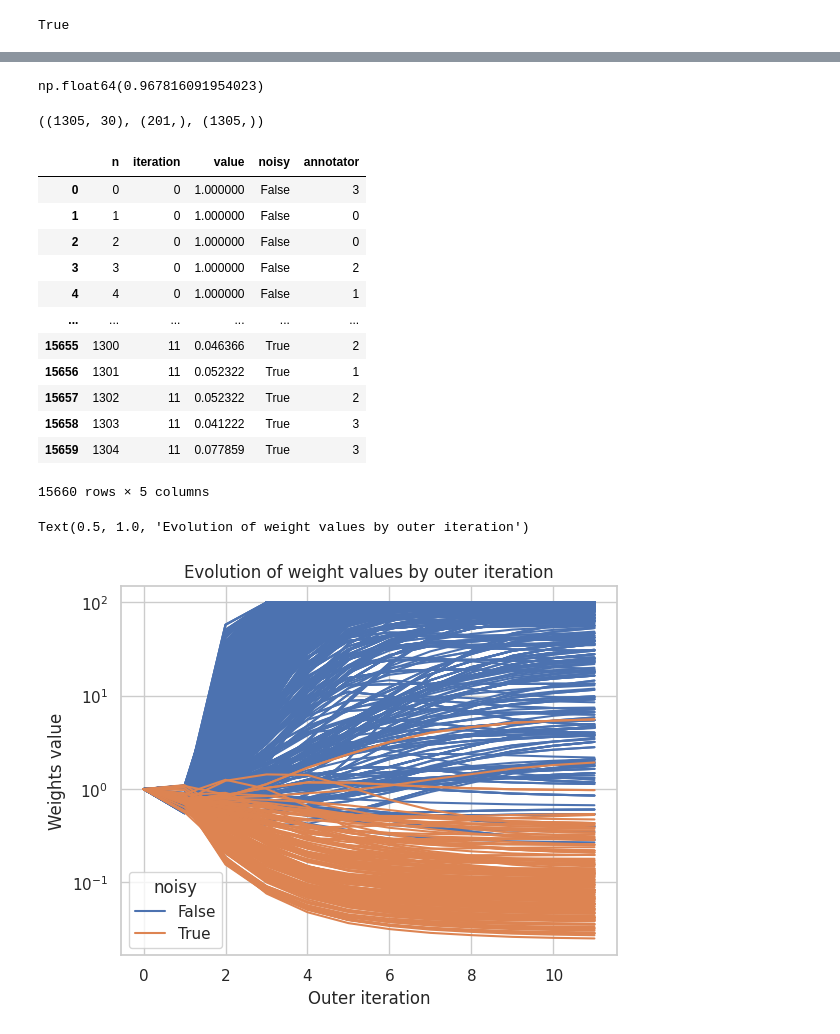
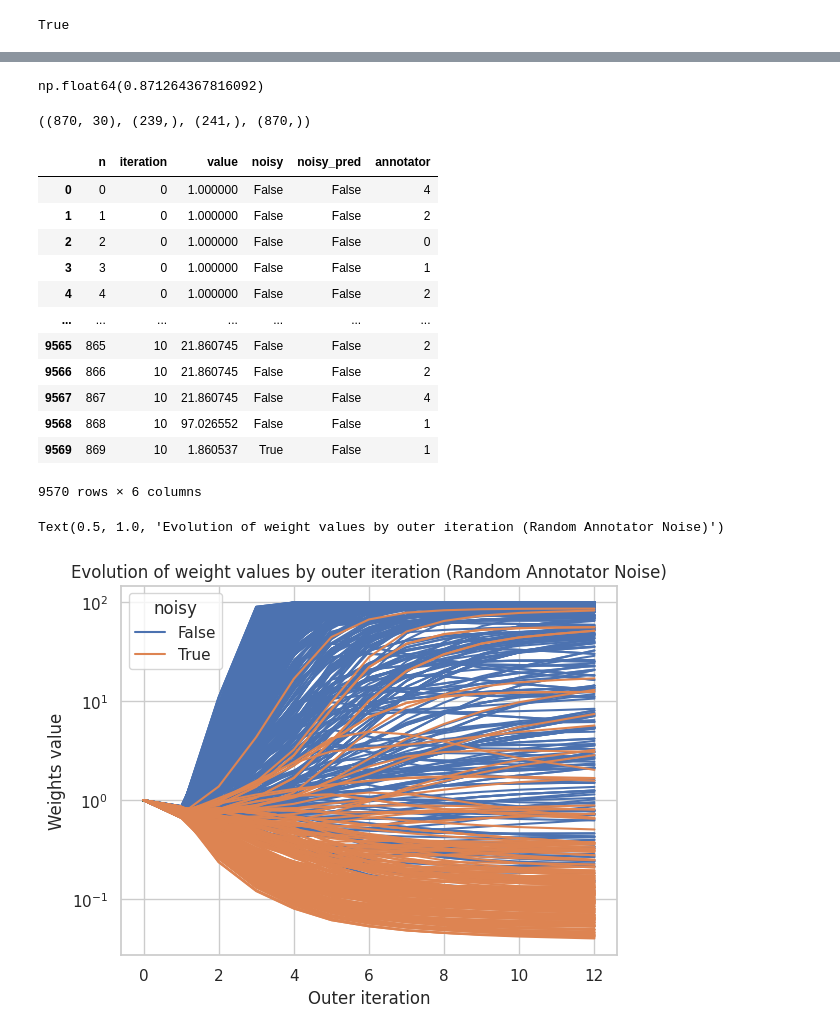
Before and after one commit to duckiendoan/PD-Rank, a Jupyter notebook: PDRank_exp.ipynb, the cells around one changed output, grey strips where cells are left out. Drawn from its saved outputs; the diff is of its cells as text; code cells hidden in the pictures.

Commit message:
Handle conflict among annotators

```diff
--- a/PDRank_exp.ipynb
+++ b/PDRank_exp.ipynb
@@ -157,7 +160,7 @@ def run_exp_parallel(m, n_std_trial, n_simulation_per_trial, **kwargs):
 # Can use the sequential version run_exp if you don't have joblib
 configs = [
     {"noise_type": 'constant', "noise_level": 0.1},
-    {"noise_type": 'random_annotator', "noise_level": np.array([0.1, 0.15, 0.2, 0.175])}
+    {"noise_type": 'random_annotator', "noise_level": np.array([0.1, 0.15, 0.2, 0.4])}
 ]
 results = []
 for config in configs:
@@ -251,48 +238,50 @@ Text(0.5, 1.0, 'Evolution of weight values by outer iteration')
 # %%
 # For random_annotator noise type
-num_std_trial = 3
+num_std_trial = 2
 config, data, ws, xs = run_simulation(m,
                    int(num_std_trial * m * (m - 1) / 2),
-                   configs[1]['noise_type'],
-                   configs[1]['noise_level'],
+                   noise_type=configs[1]['noise_type'],
+                   noise_level=np.linspace(1, 5, num=5) / 10,
                     return_data=True, return_solution_path=True)
 config['kendall_tau']
 # %% [output]
-np.float64(0.967816091954023)
+np.float64(0.871264367816092)
 # %%
 A, annotators = data.get_A_full(return_annotators=True)
 noisy_idx = np.nonzero(A @ data.x < 0)[0]
-A.shape, noisy_idx.shape, annotators.shape
+noisy_idx_pred = np.nonzero(A @ xs[-1] < 0)[0]
+A.shape, noisy_idx.shape, noisy_idx_pred.shape, annotators.shape
 # %% [output]
-((1305, 30), (201,), (1305,))
+((870, 30), (239,), (241,), (870,))
 # %%
 df = pd.DataFrame(ws.T).reset_index()
 # n is the n-th pair
 df = pd.melt(df, id_vars='index').rename(columns={'index': 'n', 'variable': 'iteration'})
 df['noisy'] = df['n'].isin(noisy_idx)
+df['noisy_pred'] = df['n'].isin(noisy_idx_pred)
 df['annotator'] = annotators[df['n']]
 df
 # %% [output]
-|  | n | iteration | value | noisy | annotator |
-| 0 | 0 | 0 | 1.000000 | False | 3 |
-| 1 | 1 | 0 | 1.000000 | False | 0 |
-| 2 | 2 | 0 | 1.000000 | False | 0 |
-| 3 | 3 | 0 | 1.000000 | False | 2 |
-| 4 | 4 | 0 | 1.000000 | False | 1 |
-| ... | ... | ... | ... | ... | ... |
-| 15655 | 1300 | 11 | 0.046366 | True | 2 |
-| 15656 | 1301 | 11 | 0.052322 | True | 1 |
-| 15657 | 1302 | 11 | 0.052322 | True | 2 |
-| 15658 | 1303 | 11 | 0.041222 | True | 3 |
-| 15659 | 1304 | 11 | 0.077859 | True | 3 |
+|  | n | iteration | value | noisy | noisy_pred | annotator |
+| 0 | 0 | 0 | 1.000000 | False | False | 4 |
+| 1 | 1 | 0 | 1.000000 | False | False | 2 |
+| 2 | 2 | 0 | 1.000000 | False | False | 0 |
+| 3 | 3 | 0 | 1.000000 | False | False | 1 |
+| 4 | 4 | 0 | 1.000000 | False | False | 2 |
+| ... | ... | ... | ... | ... | ... | ... |
+| 9565 | 865 | 10 | 21.860745 | False | False | 2 |
+| 9566 | 866 | 10 | 21.860745 | False | False | 2 |
+| 9567 | 867 | 10 | 21.860745 | False | False | 4 |
+| 9568 | 868 | 10 | 97.026552 | False | False | 1 |
+| 9569 | 869 | 10 | 1.860537 | True | False | 1 |
-15660 rows × 5 columns
+9570 rows × 6 columns
 # %%
 g = sns.lineplot(data=df, x='iteration', y='value', units='n', hue='noisy',
                  estimator=None)
 plt.semilogy()
 g.set_xlabel("Outer iteration")
 g.set_ylabel("Weights value")
-g.set_title("Evolution of weight values by outer iteration")
+g.set_title("Evolution of weight values by outer iteration (Random Annotator Noise)")
 # %% [output]
-Text(0.5, 1.0, 'Evolution of weight values by outer iteration')
+Text(0.5, 1.0, 'Evolution of weight values by outer iteration (Random Annotator Noise)')
-[figure, old version]
+[figure, new version]
```
Also changed, not shown: parts of 24 cells of this notebook, 1 other file.
